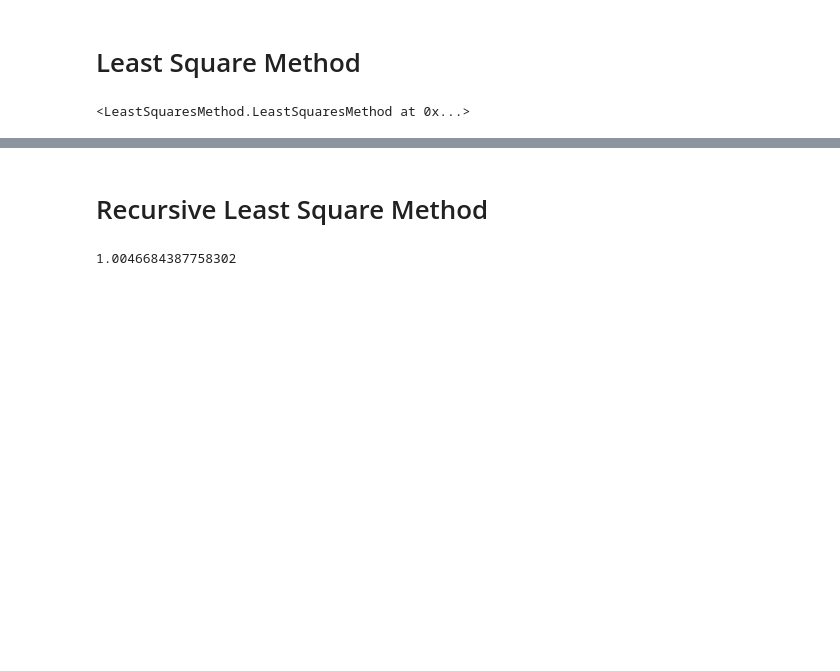
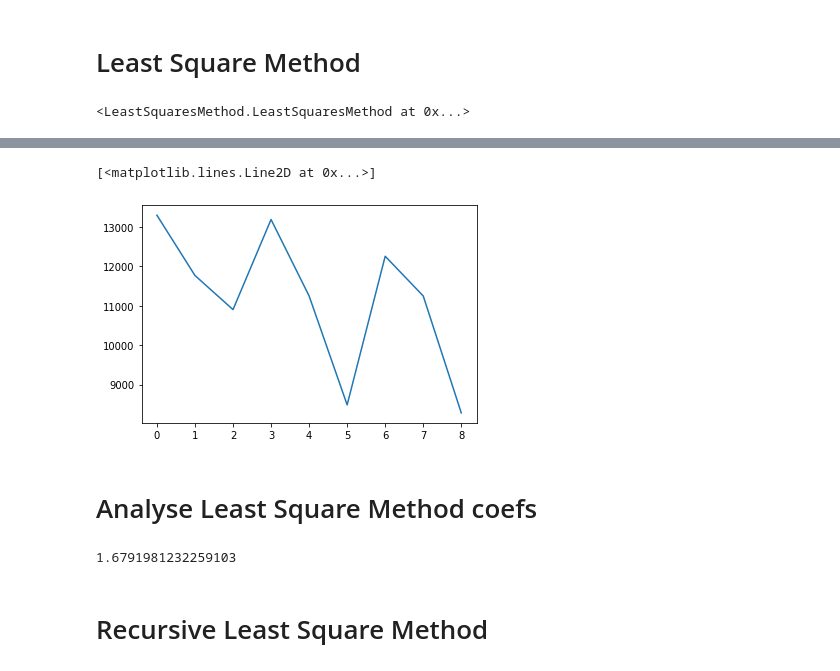
Before and after one commit to VSydorskyy/time_series_iasa, a Jupyter notebook: lab_1/Untitled.ipynb, the cells around one changed output, grey strips where cells are left out. Saved outputs shown, nothing was run; the diff lists cells and outputs as text; code cells hidden in the pictures; blank space fills up the shorter version.

```diff
--- a/lab_1/Untitled.ipynb
+++ b/lab_1/Untitled.ipynb
@@ -43,0 +63,17 @@ print({
+# %%
+all_results = []
+for y_idx in range(3,0,-1):
+    for v_idx in range(3,0, -1):
+        coefs_to_ignore = ['''y(k-{})'''.format(i) for i in range(1,y_idx)] + ['''v(k-{})'''.format(i) for i in range(1,v_idx)]
+        print(coefs_to_ignore)
+        ls_method = LeastSquaresMethod(biased=True)
+        ls_method.fit(X=np.array(features_dfs.drop(columns=['''y(k)'''] + coefs_to_ignore)),
+                      y=np.array(features_dfs['''y(k)''']))
+        ls_pred = ls_method.predict(np.array(features_dfs.drop(columns=['''y(k)'''] + coefs_to_ignore)))
+        res_dict ={
+
+                    'rsse': rsse(np.array(features_dfs['''y(k)''']), ls_pred),
+                    'determination_coef': determination_coef(np.array(features_dfs['''y(k)''']), ls_pred),
+                    'akke_coef':akkake_criteria(np.array(features_dfs['''y(k)''']), ls_pred, ls_method.coef_matrix.shape[0])
+                    }
+        all_results.append(res_dict)
@@ -44,2 +90,17 @@ print({
+# %%
+plt.plot([all_results[i]['akke_coef']for i in range(len(all_results))])
+# %% [output]
+[<matplotlib.lines.Line2D at 0x...>]
+[figure, added]
+# %% [markdown]
+# Analyse Least Square Method coefs
+# %%
+#count_model_coef_rmse(ls_method, parsing_result)
+
+nedded_coefs = np.array(list(chain(*[[parsing_result['out_weights'][i]] for i in [0,1,2,3]])) + \
+                        list(chain(*[[parsing_result['manage_weights'][i]] for i in [0,1,2,3]])))
+rmse(nedded_coefs, ls_method.coef_matrix.squeeze())
+# %% [output]
+1.6791981232259103
 # %% [markdown]
 # Recursive Least Square Method
@@ -53,4 +113,0 @@ rls_pred = rls_method.predict_all(X=np.array(features_dfs.drop(columns='''y(k)''
-# %%
-count_model_coef_rmse(rls_method, parsing_result)
-# %% [output]
-1.0046684387758302
```
Also changed, not shown: parts of 23 cells of this notebook, 3 other files.
